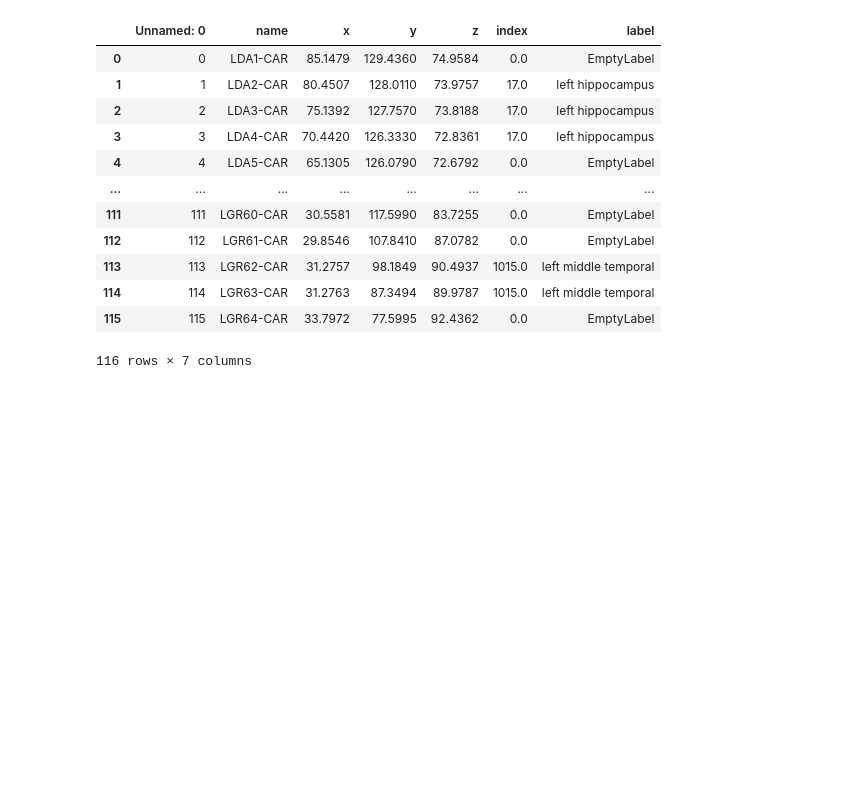
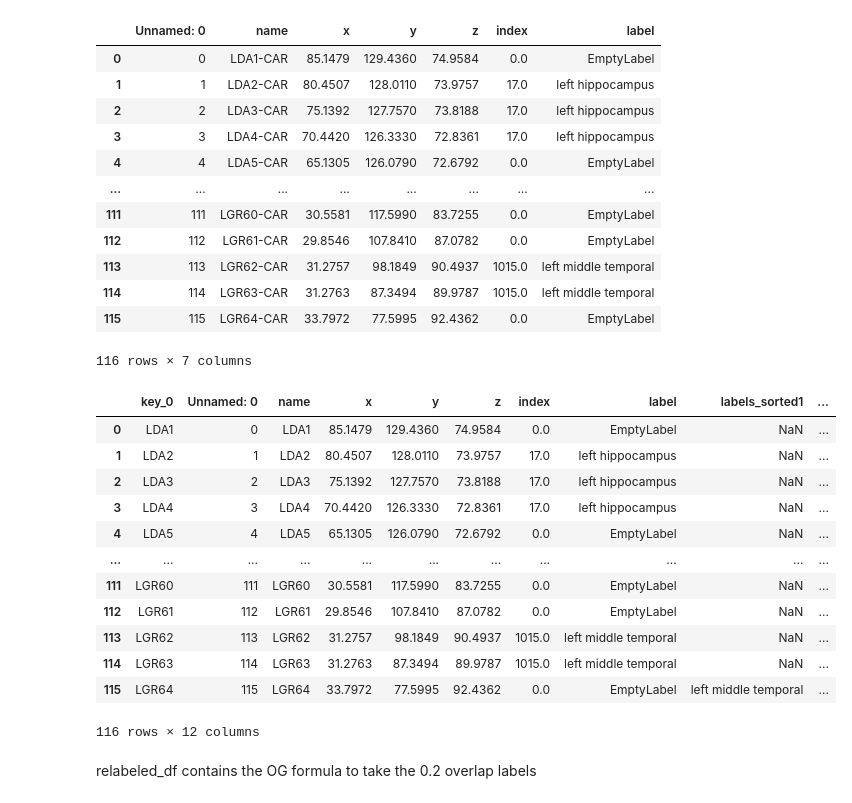
Before and after one commit to carlosaaguila/Interictal_Spike_Analysis, a Jupyter notebook: HUMAN/working_feat_extract_code/testing_archive/iR_label_workup.ipynb, the cells around one changed output. Cells and saved outputs as stored; diff of their text form; code cells hidden in the pictures; blank space fills up the shorter version.

```diff
--- a/HUMAN/working_feat_extract_code/testing_archive/iR_label_workup.ipynb
+++ b/HUMAN/working_feat_extract_code/testing_archive/iR_label_workup.ipynb
@@ -233,6 +233,33 @@ elif path.exists(data_directory[1] + '/CNT_iEEG_BIDS/{}/derivatives/ieeg_recon/m
     at_json_labels = data_directory[1] + '/CNT_iEEG_BIDS/{}/derivatives/ieeg_recon/module3/{}_ses-clinical01_space-T00mri_atlas-atropos_radius-2_desc-vox_coordinates.json'.format(rid,rid)
 
 atropos_labels = pd.read_json(at_json_labels, lines = True)
+#at_threshold = 0.1
+
 workinglabels = pd.read_json(json_labels, lines=True)
 threshold = 0.2
-at_threshold = 0.1
+
+empty = (workinglabels[workinglabels['label'] == 'EmptyLabel'])
+empty = unnesting(empty, ['labels_sorted', 'percent_assigned'], axis=0)
+empty = empty[np.isnan(empty['percent_assigned1']) == False]
+changed = empty[empty['percent_assigned1'] >= threshold]
+
+brain_df['name'] = brain_df['name'].str.replace('-CAR','')
+relabeled_df = brain_df.merge(changed[['labels_sorted1', 'percent_assigned1']], left_on=brain_df['name'], right_on=changed['name'], how = 'left', indicator=True)
+relabeled_df['final_label'] = relabeled_df['labels_sorted1'].fillna(relabeled_df['label'])
+#relabeled_df['name'] = relabeled_df['name'].astype(str) + '-CAR' #added for this version for our analysis
+# %%
+display(relabeled_df)
+# %% [output]
+|  | key_0 | Unnamed: 0 | name | x | y | z | index | label | labels_sorted1 | ... |
+| 0 | LDA1 | 0 | LDA1 | 85.1479 | 129.4360 | 74.9584 | 0.0 | EmptyLabel | NaN | ... |
+| 1 | LDA2 | 1 | LDA2 | 80.4507 | 128.0110 | 73.9757 | 17.0 | left hippocampus | NaN | ... |
+| 2 | LDA3 | 2 | LDA3 | 75.1392 | 127.7570 | 73.8188 | 17.0 | left hippocampus | NaN | ... |
+| 3 | LDA4 | 3 | LDA4 | 70.4420 | 126.3330 | 72.8361 | 17.0 | left hippocampus | NaN | ... |
+| 4 | LDA5 | 4 | LDA5 | 65.1305 | 126.0790 | 72.6792 | 0.0 | EmptyLabel | NaN | ... |
+| ... | ... | ... | ... | ... | ... | ... | ... | ... | ... | ... |
+| 111 | LGR60 | 111 | LGR60 | 30.5581 | 117.5990 | 83.7255 | 0.0 | EmptyLabel | NaN | ... |
+| 112 | LGR61 | 112 | LGR61 | 29.8546 | 107.8410 | 87.0782 | 0.0 | EmptyLabel | NaN | ... |
+| 113 | LGR62 | 113 | LGR62 | 31.2757 | 98.1849 | 90.4937 | 1015.0 | left middle temporal | NaN | ... |
+| 114 | LGR63 | 114 | LGR63 | 31.2763 | 87.3494 | 89.9787 | 1015.0 | left middle temporal | NaN | ... |
+| 115 | LGR64 | 115 | LGR64 | 33.7972 | 77.5995 | 92.4362 | 0.0 | EmptyLabel | left middle temporal | ... |
+116 rows × 12 columns
@@ -239,3 +269,5 @@ at_threshold = 0.1
+# %% [markdown]
+relabeled_df contains the OG formula to take the 0.2 overlap labels
 # %%
 atropos_labels = atropos_labels.rename(columns={'labels_sorted': 'AT_labels', 'percent_assigned':'AT_perc'})
 
```
Also changed, not shown: parts of 10 cells of this notebook, 43 other files.
